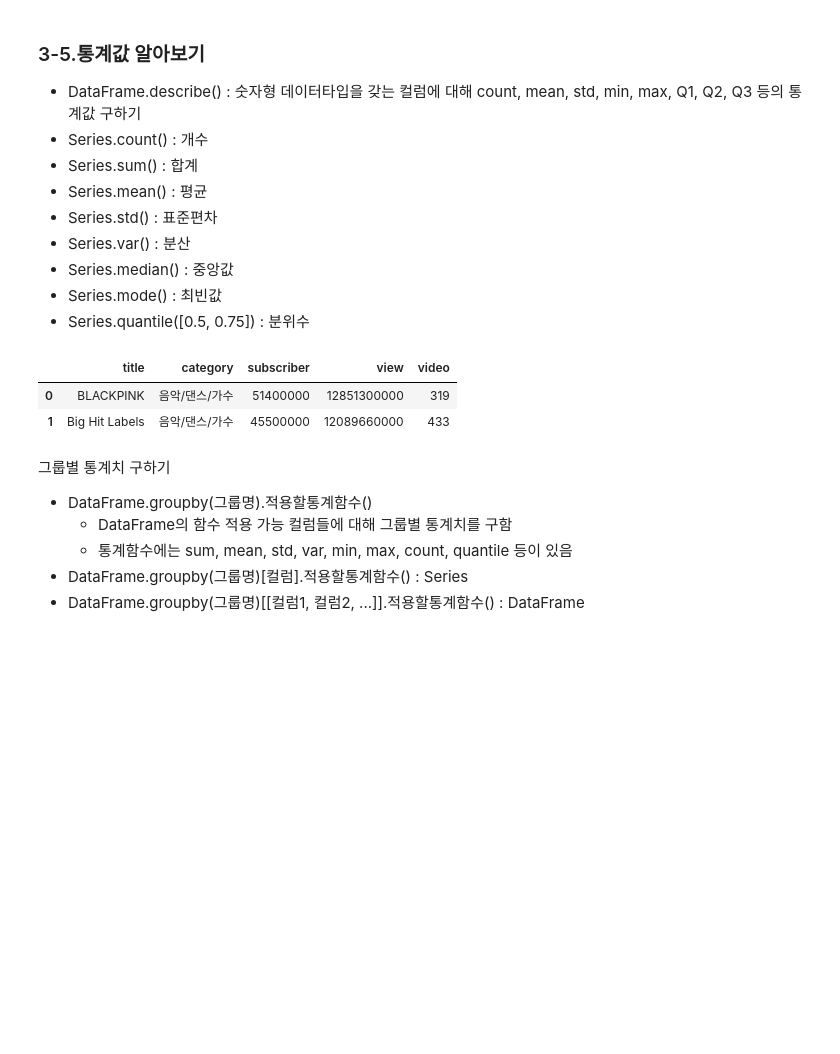
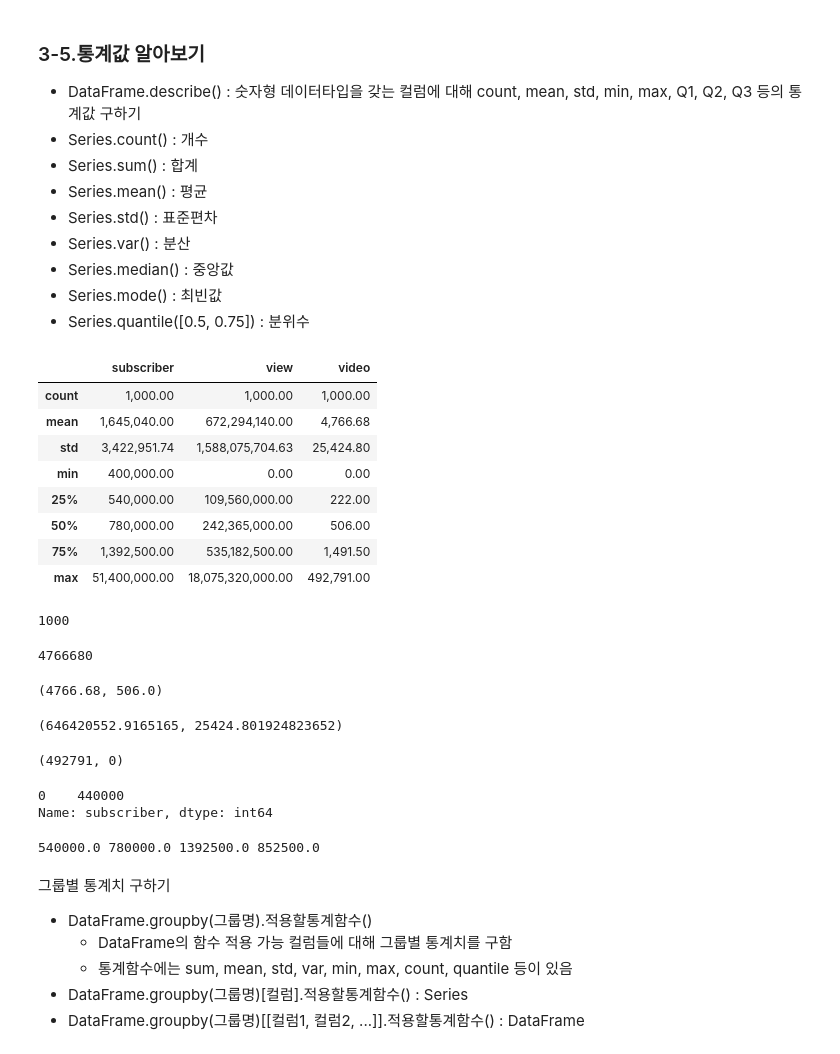
Before and after one commit to localtic/bigdata, a Jupyter notebook: [pandas_01]_youtube_LAB.ipynb, the cells around one changed output. Drawn from its saved outputs; the diff is of its cells as text; code cells hidden in the pictures; blank space fills up the shorter version.

```diff
--- a/[pandas_01]_youtube_LAB.ipynb
+++ b/[pandas_01]_youtube_LAB.ipynb
@@ -877,37 +942,62 @@ array(['KBS World', 'KBS Kpop', 'KBS Entertain', 'KBS Drama', 'KBS 한국방송'
 - Series.median() : 중앙값
 - Series.mode() : 최빈값
 - Series.quantile([0.5, 0.75]) : 분위수
-# %%
-import pandas as pd
-df = pd.read_excel('data_01/youtube_rank.xlsx', engine='openpyxl')
-df['subscriber'] = df['subscriber'].replace('만', '0000', regex=True).astype('int64')
-df['view'] = df['view'].replace({'억':'', '만':'0000'}, regex=True).astype('int64')
-df['video'] = df['video'].replace(['개', '\,'], '', regex=True).astype('int32')
-df['category'] = df['category'].str[1:-1].astype('category')
-df.head(2)
-# %% [output]
-|  | title | category | subscriber | view | video |
-| 0 | BLACKPINK | 음악/댄스/가수 | 51400000 | 12851300000 | 319 |
-| 1 | Big Hit Labels | 음악/댄스/가수 | 45500000 | 12089660000 | 433 |
 # %%
 # 소수점 아래 2째자리까지 표시되도록 설정하기
 pd.options.display.float_format = '{:,.2f}'.format
 # %%
 # [1-45] subscriber, view, video에 대한 통계값을 알아봅니다. (describe 사용)
+df.describe()
+# %% [output]
+|  | subscriber | view | video |
+| count | 1,000.00 | 1,000.00 | 1,000.00 |
+| mean | 1,645,040.00 | 672,294,140.00 | 4,766.68 |
+| std | 3,422,951.74 | 1,588,075,704.63 | 25,424.80 |
+| min | 400,000.00 | 0.00 | 0.00 |
+| 25% | 540,000.00 | 109,560,000.00 | 222.00 |
+| 50% | 780,000.00 | 242,365,000.00 | 506.00 |
+| 75% | 1,392,500.00 | 535,182,500.00 | 1,491.50 |
+| max | 51,400,000.00 | 18,075,320,000.00 | 492,791.00 |
 # %%
 # [1-46] 'video' 컬럼의 데이터 개수를 구합니다
+df['video'].count()
+# %% [output]
+1000
 # %%
 # [1-47] 'video' 컬럼의 합계를 구합니다.
+df['video'].sum()
+# %% [output]
+4766680
 # %%
 # [1-48] 'video' 컬럼의 평균, 중앙값을 구합니다.
+df['video'].mean(), df['video'].median()
+# %% [output]
+(4766.68, 506.0)
 # %%
 # [1-49] 'video'의 분산과 표준편차를 구합니다.
+df['video'].var(), df['video'].std()
+# %% [output]
+(646420552.9165165, 25424.801924823652)
 # %%
 # [1-50] 'subscriber'의 최대, 최소값을 구합니다.
+df['video'].max(), df['video'].min()
+# %% [output]
+(492791, 0)
 # %%
 # [1-51] 'subscriber'의 최빈값을 구합니다. => Series
+# 최빈값은 여러 개일 수 있기 때문에 Series
+# df['subscriber'].mode()[0] 인덱싱 가능
+df['subscriber'].mode()
+# %% [output]
+0    440000
+Name: subscriber, dtype: int64
 # %%
 # [1-52] 'subscriber'의 Q1, Q2, Q3(25% 50%, 75%) 를 구합니다.
+# 1QR = Q3 - Q1
+Q1, Q2, Q3 = df['subscriber'].quantile([0.25, 0.5, 0.75])
+print(Q1, Q2, Q3, Q3-Q1)
+# %% [output]
+540000.0 780000.0 1392500.0 852500.0
 # %% [markdown]
 그룹별 통계치 구하기
 - DataFrame.groupby(그룹명).적용할통계함수()
```
Also changed, not shown: parts of 13 cells of this notebook.
